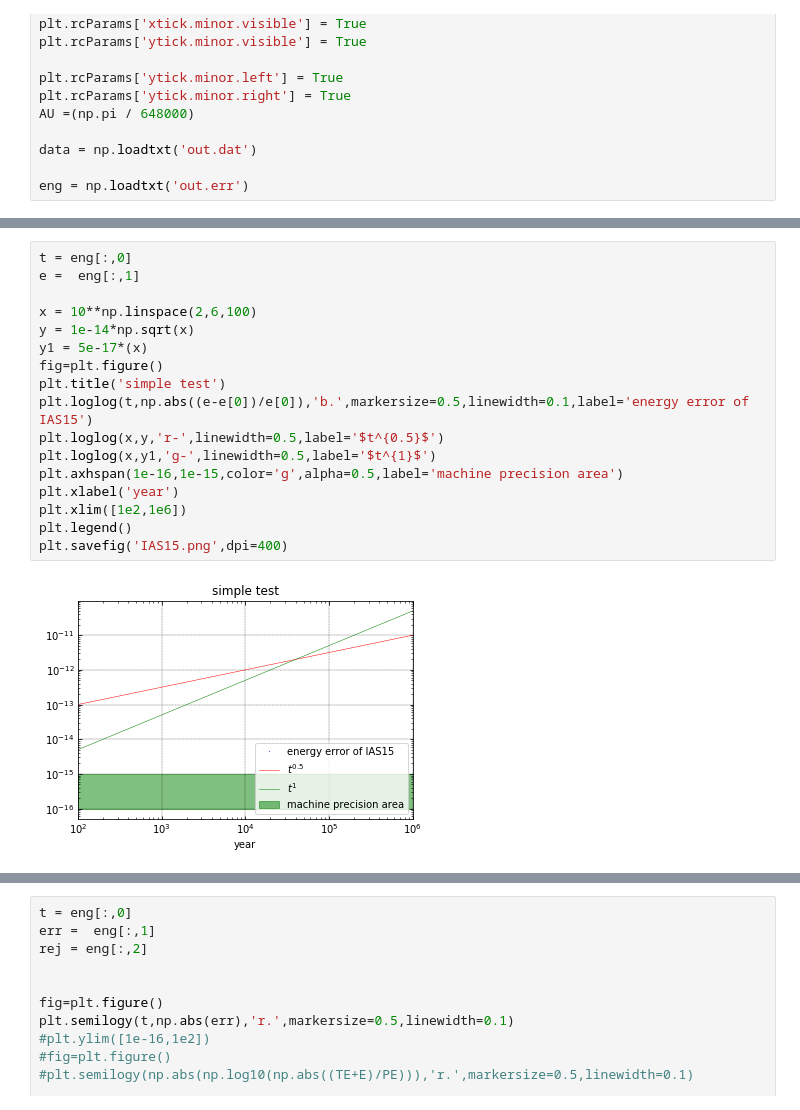
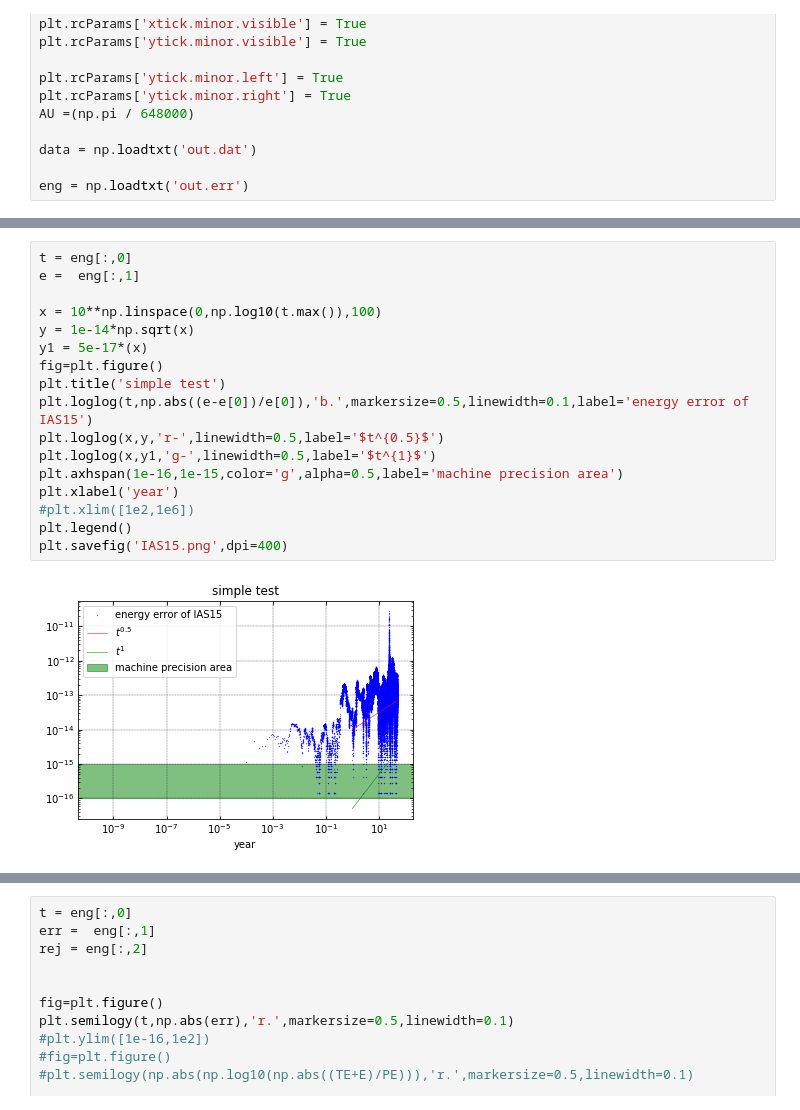
Before and after one commit to YihanWangAstro/SpaceHub, a Jupyter notebook: integrationTest/Untitled.ipynb, the cells around one changed output, grey strips where cells are left out. Drawn from its saved outputs; the diff is of its cells as text.

```diff
--- a/integrationTest/Untitled.ipynb
+++ b/integrationTest/Untitled.ipynb
@@ -64,22 +64,22 @@ plt.savefig('IAS15.png',dpi=400)
 # %%
 t = eng[:,0]
 e =  eng[:,1]
 
-x = 10**np.linspace(2,6,100)
+x = 10**np.linspace(0,np.log10(t.max()),100)
 y = 1e-14*np.sqrt(x)
 y1 = 5e-17*(x)
 fig=plt.figure()
 plt.title('simple test')
 plt.loglog(t,np.abs((e-e[0])/e[0]),'b.',markersize=0.5,linewidth=0.1,label='energy error of IAS15')
 plt.loglog(x,y,'r-',linewidth=0.5,label='$t^{0.5}$')
 plt.loglog(x,y1,'g-',linewidth=0.5,label='$t^{1}$')
 plt.axhspan(1e-16,1e-15,color='g',alpha=0.5,label='machine precision area')
 plt.xlabel('year')
-plt.xlim([1e2,1e6])
+#plt.xlim([1e2,1e6])
 plt.legend()
 plt.savefig('IAS15.png',dpi=400)
 # %% [output]
-[figure, old version]
+[figure, new version]
 # %%
 
 r1 = data[::3,1:4]
```
Also changed, not shown: parts of 3 cells of this notebook, 17 other files.
